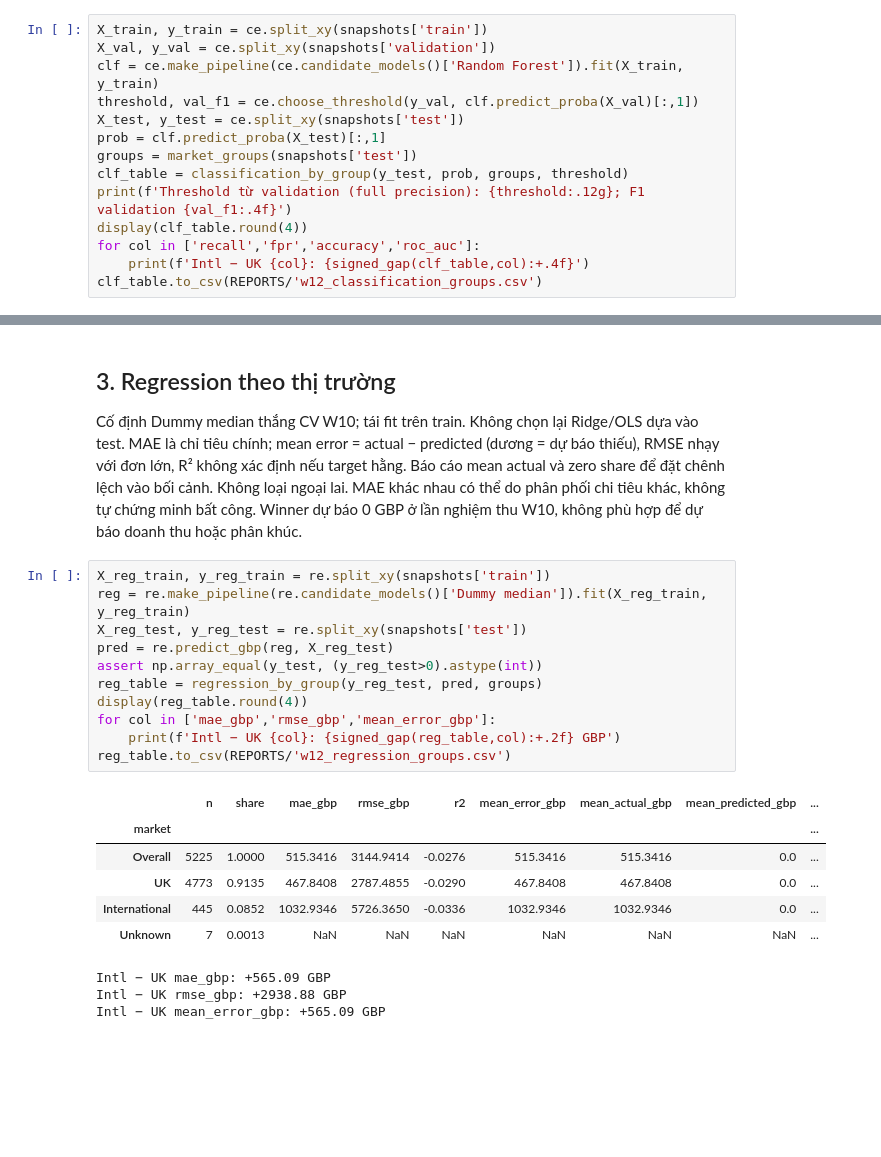
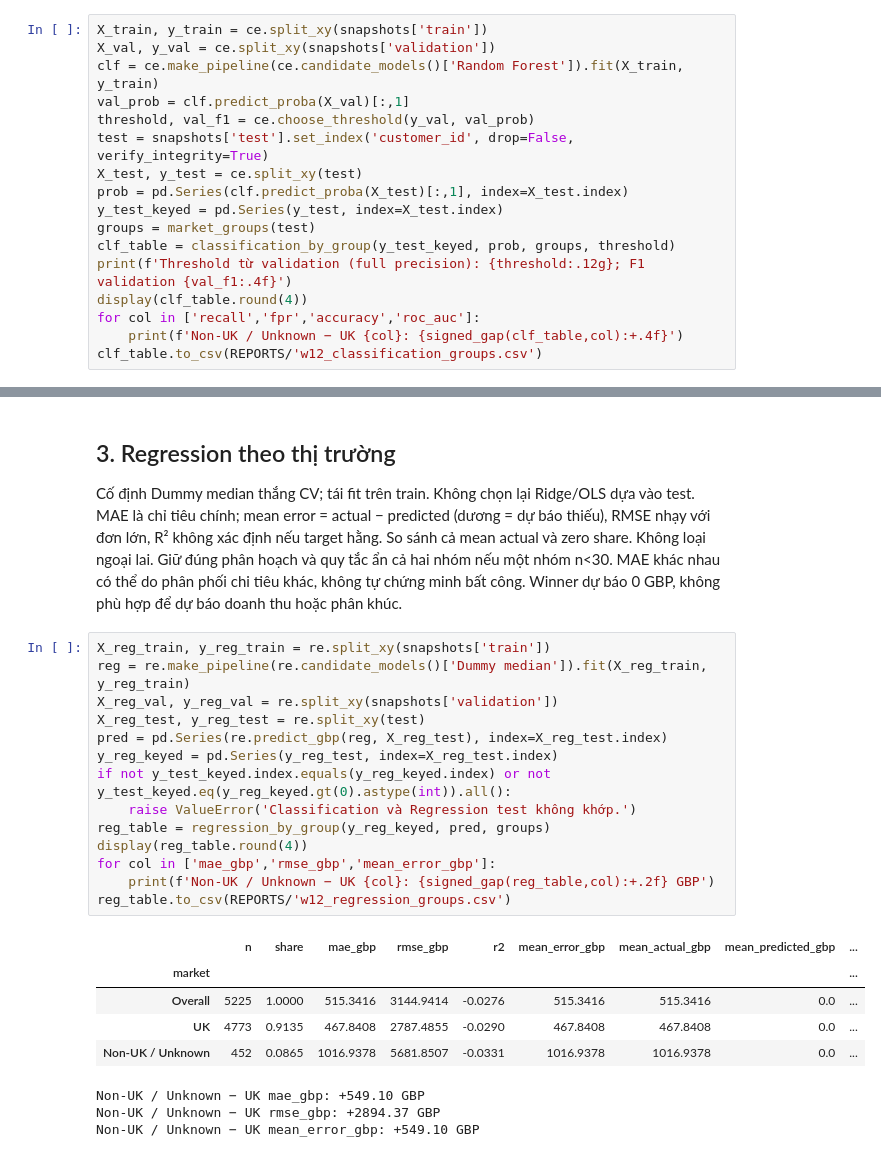
Before and after one commit to huybel2012/ecommerce-behavior-analysis, a Jupyter notebook: notebooks/06_ethics_and_bias.ipynb, the cells around one changed output, grey strips where cells are left out. Drawn from its saved outputs; the diff is of its cells as text; blank space fills up the shorter version.

```diff
--- a/notebooks/06_ethics_and_bias.ipynb
+++ b/notebooks/06_ethics_and_bias.ipynb
@@ -88,15 +87,18 @@ Cố định Random Forest thắng CV của W11 (không chạy lựa chọn mớ
 X_train, y_train = ce.split_xy(snapshots['train'])
 X_val, y_val = ce.split_xy(snapshots['validation'])
 clf = ce.make_pipeline(ce.candidate_models()['Random Forest']).fit(X_train, y_train)
-threshold, val_f1 = ce.choose_threshold(y_val, clf.predict_proba(X_val)[:,1])
-X_test, y_test = ce.split_xy(snapshots['test'])
-prob = clf.predict_proba(X_test)[:,1]
-groups = market_groups(snapshots['test'])
-clf_table = classification_by_group(y_test, prob, groups, threshold)
+val_prob = clf.predict_proba(X_val)[:,1]
+threshold, val_f1 = ce.choose_threshold(y_val, val_prob)
+test = snapshots['test'].set_index('customer_id', drop=False, verify_integrity=True)
+X_test, y_test = ce.split_xy(test)
+prob = pd.Series(clf.predict_proba(X_test)[:,1], index=X_test.index)
+y_test_keyed = pd.Series(y_test, index=X_test.index)
+groups = market_groups(test)
+clf_table = classification_by_group(y_test_keyed, prob, groups, threshold)
 print(f'Threshold từ validation (full precision): {threshold:.12g}; F1 validation {val_f1:.4f}')
 display(clf_table.round(4))
 for col in ['recall','fpr','accuracy','roc_auc']:
-    print(f'Intl − UK {col}: {signed_gap(clf_table,col):+.4f}')
+    print(f'Non-UK / Unknown − UK {col}: {signed_gap(clf_table,col):+.4f}')
 clf_table.to_csv(REPORTS/'w12_classification_groups.csv')
 # %% [output]
 Threshold từ validation (full precision): 0.480468678468; F1 validation 0.6602
@@ -113,25 +114,27 @@ Intl − UK roc_auc: +0.0120
 # %% [markdown]
 ## 3. Regression theo thị trường
-Cố định Dummy median thắng CV W10; tái fit trên train. Không chọn lại Ridge/OLS dựa vào test. MAE là chỉ tiêu chính; mean error = actual − predicted (dương = dự báo thiếu), RMSE nhạy với đơn lớn, R² không xác định nếu target hằng. Báo cáo mean actual và zero share để đặt chênh lệch vào bối cảnh. Không loại ngoại lai. MAE khác nhau có thể do phân phối chi tiêu khác, không tự chứng minh bất công. Winner dự báo 0 GBP ở lần nghiệm thu W10, không phù hợp để dự báo doanh thu hoặc phân khúc.
+Cố định Dummy median thắng CV; tái fit trên train. Không chọn lại Ridge/OLS dựa vào test. MAE là chỉ tiêu chính; mean error = actual − predicted (dương = dự báo thiếu), RMSE nhạy với đơn lớn, R² không xác định nếu target hằng. So sánh cả mean actual và zero share. Không loại ngoại lai. Giữ đúng phân hoạch và quy tắc ẩn cả hai nhóm nếu một nhóm n<30. MAE khác nhau có thể do phân phối chi tiêu khác, không tự chứng minh bất công. Winner dự báo 0 GBP, không phù hợp để dự báo doanh thu hoặc phân khúc.
 # %%
 X_reg_train, y_reg_train = re.split_xy(snapshots['train'])
 reg = re.make_pipeline(re.candidate_models()['Dummy median']).fit(X_reg_train, y_reg_train)
-X_reg_test, y_reg_test = re.split_xy(snapshots['test'])
-pred = re.predict_gbp(reg, X_reg_test)
-assert np.array_equal(y_test, (y_reg_test>0).astype(int))
-reg_table = regression_by_group(y_reg_test, pred, groups)
+X_reg_val, y_reg_val = re.split_xy(snapshots['validation'])
+X_reg_test, y_reg_test = re.split_xy(test)
+pred = pd.Series(re.predict_gbp(reg, X_reg_test), index=X_reg_test.index)
+y_reg_keyed = pd.Series(y_reg_test, index=X_reg_test.index)
+if not y_test_keyed.index.equals(y_reg_keyed.index) or not y_test_keyed.eq(y_reg_keyed.gt(0).astype(int)).all():
+    raise ValueError('Classification và Regression test không khớp.')
+reg_table = regression_by_group(y_reg_keyed, pred, groups)
 display(reg_table.round(4))
 for col in ['mae_gbp','rmse_gbp','mean_error_gbp']:
-    print(f'Intl − UK {col}: {signed_gap(reg_table,col):+.2f} GBP')
+    print(f'Non-UK / Unknown − UK {col}: {signed_gap(reg_table,col):+.2f} GBP')
 reg_table.to_csv(REPORTS/'w12_regression_groups.csv')
 # %% [output]
 |  | n | share | mae_gbp | rmse_gbp | r2 | mean_error_gbp | mean_actual_gbp | mean_predicted_gbp | ... |
 | market |  |  |  |  |  |  |  |  | ... |
 | Overall | 5225 | 1.0000 | 515.3416 | 3144.9414 | -0.0276 | 515.3416 | 515.3416 | 0.0 | ... |
 | UK | 4773 | 0.9135 | 467.8408 | 2787.4855 | -0.0290 | 467.8408 | 467.8408 | 0.0 | ... |
-| International | 445 | 0.0852 | 1032.9346 | 5726.3650 | -0.0336 | 1032.9346 | 1032.9346 | 0.0 | ... |
-| Unknown | 7 | 0.0013 | NaN | NaN | NaN | NaN | NaN | NaN | ... |
+| Non-UK / Unknown | 452 | 0.0865 | 1016.9378 | 5681.8507 | -0.0331 | 1016.9378 | 1016.9378 | 0.0 | ... |
-Intl − UK mae_gbp: +565.09 GBP
-Intl − UK rmse_gbp: +2938.88 GBP
-Intl − UK mean_error_gbp: +565.09 GBP
+Non-UK / Unknown − UK mae_gbp: +549.10 GBP
+Non-UK / Unknown − UK rmse_gbp: +2894.37 GBP
+Non-UK / Unknown − UK mean_error_gbp: +549.10 GBP
 # %% [markdown]
```
Also changed, not shown: parts of 9 cells of this notebook, 7 other files.
